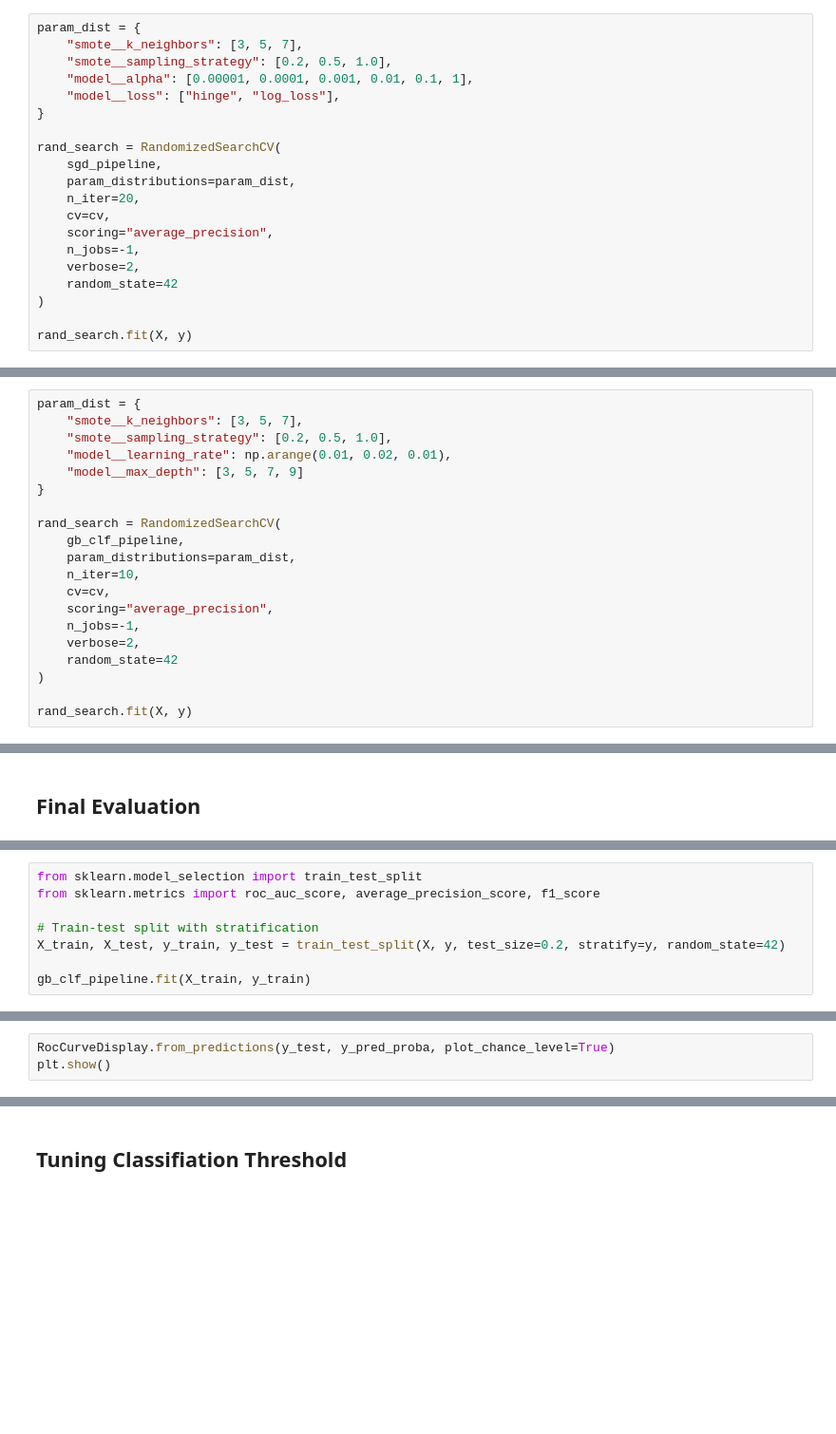
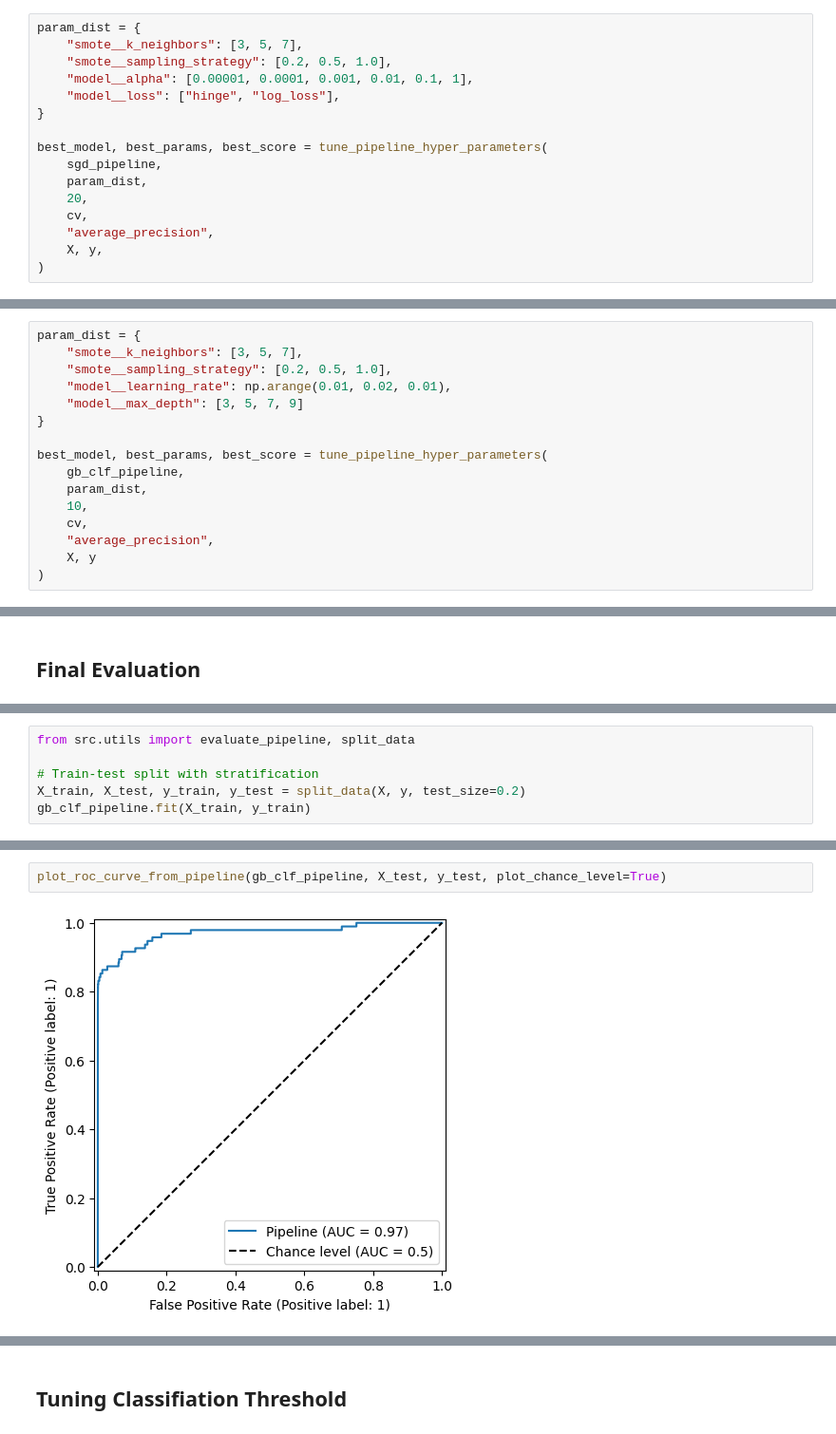
Before and after one commit to webmaster99-stack/credit-card-fraud-detection, a Jupyter notebook: notebooks/model_training_real_data.ipynb, the cells around one changed output, grey strips where cells are left out. Shown at 95% size. Drawn from its saved outputs; the diff is of its cells as text; blank space fills up the shorter version.

```diff
--- a/notebooks/model_training_real_data.ipynb
+++ b/notebooks/model_training_real_data.ipynb
@@ -227,15 +228,11 @@ param_dist = {
     "model__loss": ["hinge", "log_loss"],
 }
 
-rand_search = RandomizedSearchCV(
+best_model, best_params, best_score = tune_pipeline_hyper_parameters(
     sgd_pipeline,
-    param_distributions=param_dist,
-    n_iter=20,
-    cv=cv,
-    scoring="average_precision",
-    n_jobs=-1,
-    verbose=2,
-    random_state=42
+    param_dist,
+    20,
+    cv,
+    "average_precision",
+    X, y,
 )
-
-rand_search.fit(X, y)
@@ -258,15 +256,11 @@ param_dist = {
     "model__max_depth": [3, 5, 7, 9]
 }
 
-rand_search = RandomizedSearchCV(
+best_model, best_params, best_score = tune_pipeline_hyper_parameters(
     gb_clf_pipeline,
-    param_distributions=param_dist,
-    n_iter=10,
-    cv=cv,
-    scoring="average_precision",
-    n_jobs=-1,
-    verbose=2,
-    random_state=42
+    param_dist,
+    10,
+    cv,
+    "average_precision",
+    X, y
 )
-
-rand_search.fit(X, y)
@@ -284,8 +279,6 @@ The best model so far seems to be the Gradient Bossting Classifier. Bellow the m
 # %%
-from sklearn.model_selection import train_test_split
-from sklearn.metrics import roc_auc_score, average_precision_score, f1_score
+from src.utils import evaluate_pipeline, split_data
 
 # Train-test split with stratification
-X_train, X_test, y_train, y_test = train_test_split(X, y, test_size=0.2, stratify=y, random_state=42)
-
+X_train, X_test, y_train, y_test = split_data(X, y, test_size=0.2)
 gb_clf_pipeline.fit(X_train, y_train)
@@ -299,4 +294,5 @@ print(f"Test set roc auc score: {roc_auc_score(y_test, y_pred_proba):.4f}")
 # %%
-RocCurveDisplay.from_predictions(y_test, y_pred_proba, plot_chance_level=True)
-plt.show()
+plot_roc_curve_from_pipeline(gb_clf_pipeline, X_test, y_test, plot_chance_level=True)
+# %% [output]
+[figure, added]
 # %% [markdown]
```
Also changed, not shown: parts of 34 cells of this notebook, 3 other files.
